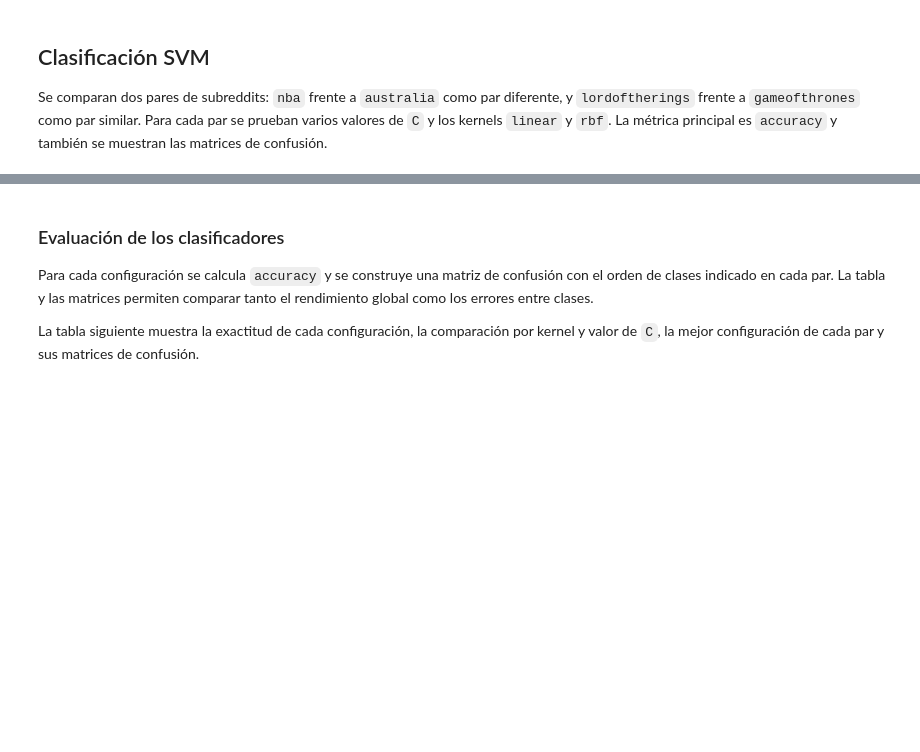
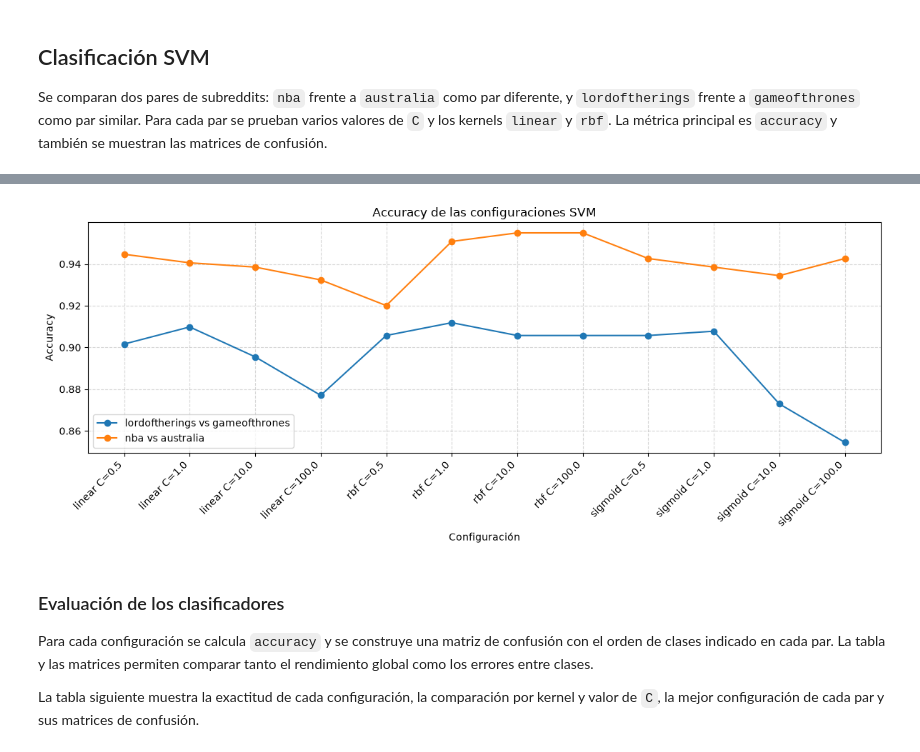
Before and after one commit to mateofra/ling, a Jupyter notebook: fraguas_abal_entregable1.ipynb, the cells around one changed output, grey strips where cells are left out. Cells and saved outputs as stored; diff of their text form; code cells hidden in the pictures; blank space fills up the shorter version.

```diff
--- a/fraguas_abal_entregable1.ipynb
+++ b/fraguas_abal_entregable1.ipynb
@@ -319,3 +331,23 @@ display(resultados_svm)
+# %%
+resultados_svm["configuracion"] = resultados_svm["kernel"] + " C=" + resultados_svm["C"].astype(str)
+
+resultados_grafico = resultados_svm.sort_values(by=["kernel", "C"])
+
+# 3. Graficar
+plt.figure(figsize=(12, 5))
+for par, grupo in resultados_grafico.groupby("par", sort=False):
+    plt.plot(grupo["configuracion"], grupo["exactitud"], marker="o", label=par)
+
+plt.xlabel("Configuración")
+plt.ylabel("Accuracy")
+plt.title("Accuracy de las configuraciones SVM")
+plt.xticks(rotation=45, ha="right") # Ajustado a 0.5 para ver mejor las diferencias (o usa (0, 1))
+plt.grid(True, linestyle="--", alpha=0.5)
+plt.legend()
+plt.tight_layout()
+plt.show()
+# %% [output]
+[figure, added]
 # %% [markdown]
 ### Evaluación de los clasificadores
 
```
Also changed, not shown: parts of 16 cells of this notebook, 13 other files.
